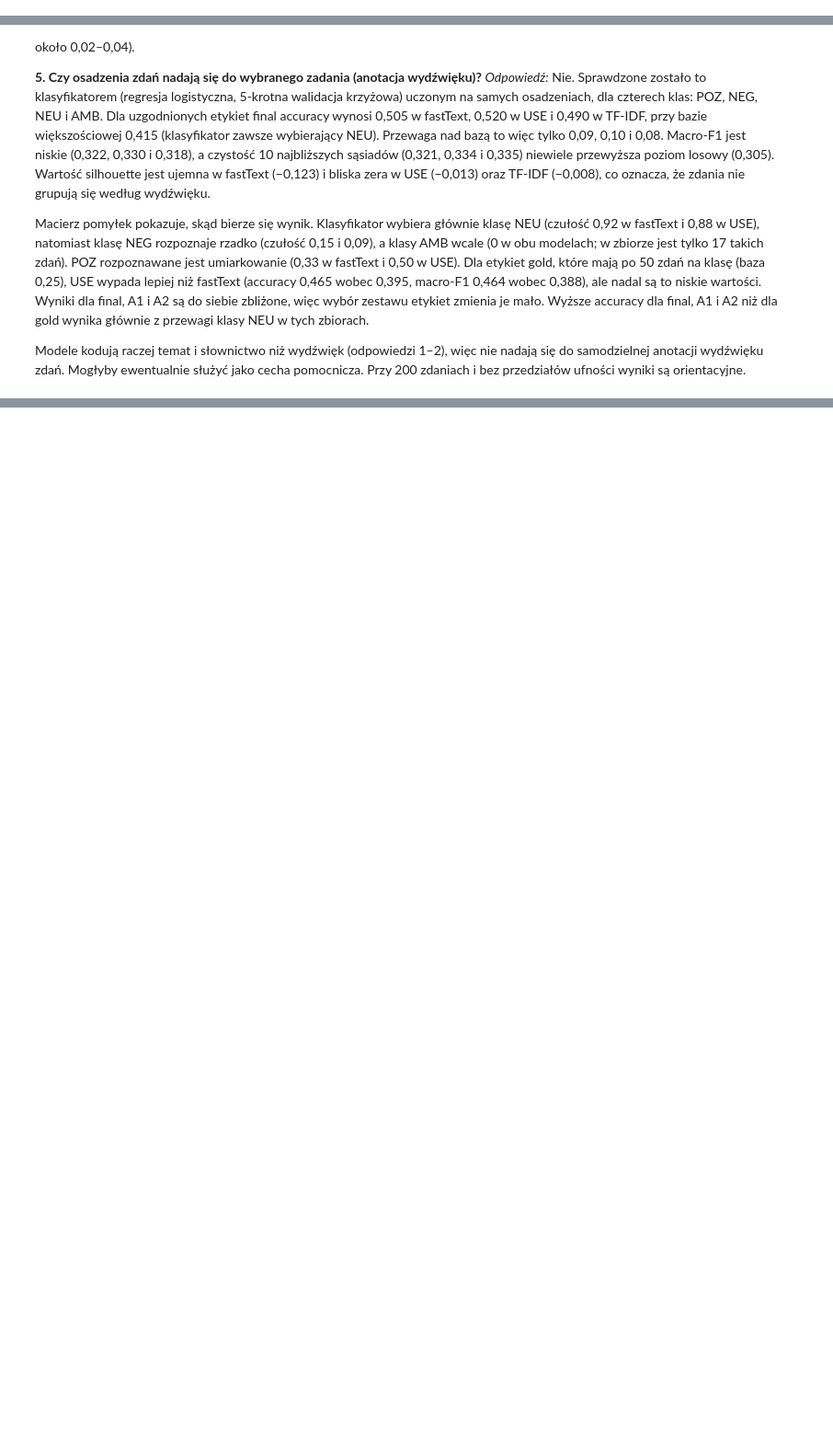
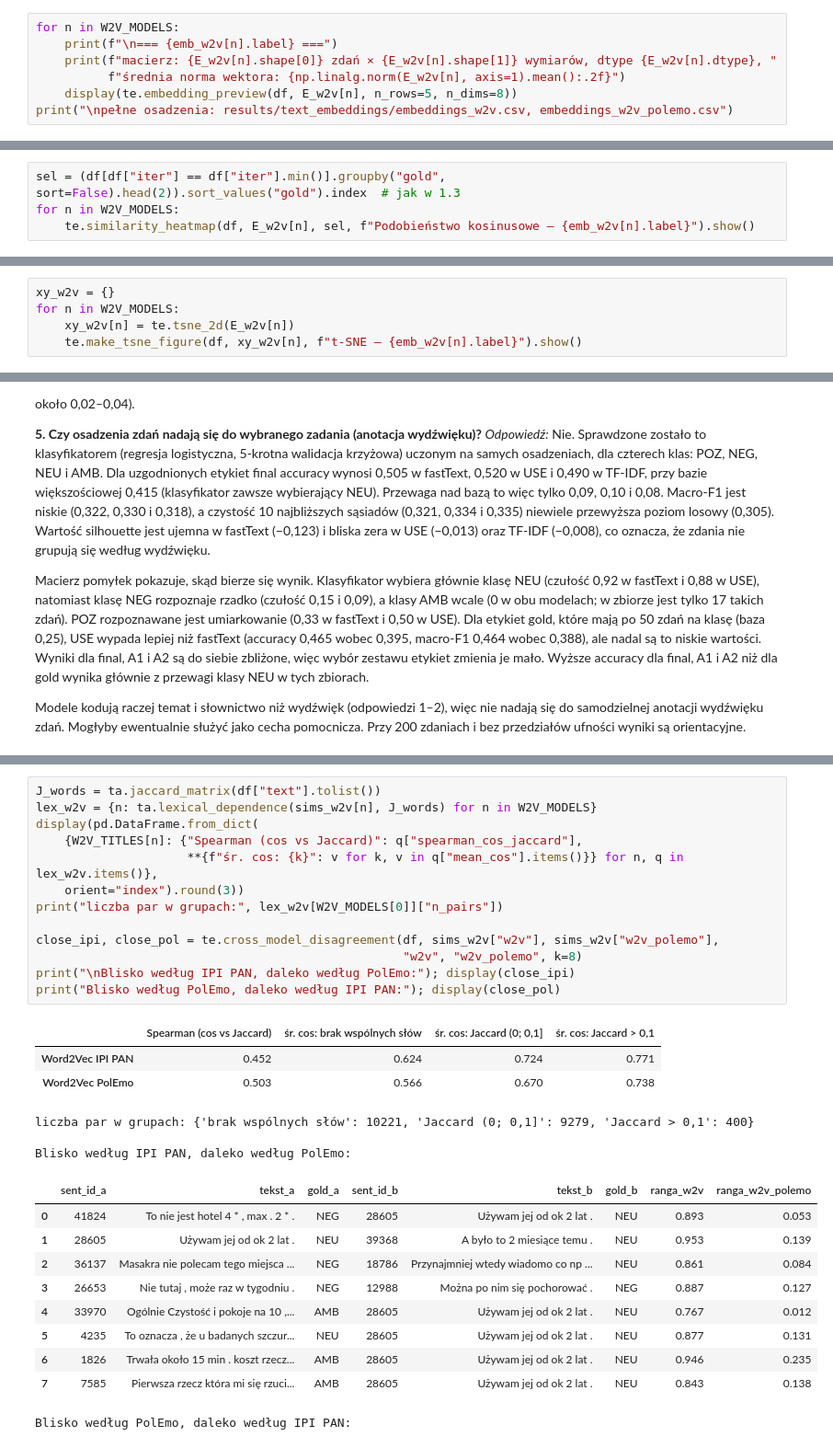
Before and after one commit to JanP2002/NLP_Lab, a Jupyter notebook: notebooks/Text_Embeddings_executed.ipynb, the cells around one changed output, grey strips where cells are left out. Shown at 92% size. Cells and saved outputs as stored; diff of their text form; blank space fills up the shorter version.

```diff
--- a/notebooks/Text_Embeddings_executed.ipynb
+++ b/notebooks/Text_Embeddings_executed.ipynb
@@ -175,0 +217,7 @@ for n in E:
+# %%
+for n in W2V_MODELS:
+    print(f"\n=== {emb_w2v[n].label} ===")
+    print(f"macierz: {E_w2v[n].shape[0]} zdań × {E_w2v[n].shape[1]} wymiarów, dtype {E_w2v[n].dtype}, "
+          f"średnia norma wektora: {np.linalg.norm(E_w2v[n], axis=1).mean():.2f}")
+    display(te.embedding_preview(df, E_w2v[n], n_rows=5, n_dims=8))
+print("\npełne osadzenia: results/text_embeddings/embeddings_w2v.csv, embeddings_w2v_polemo.csv")
@@ -175,0 +246,4 @@ for n in E:
+# %%
+sel = (df[df["iter"] == df["iter"].min()].groupby("gold", sort=False).head(2)).sort_values("gold").index  # jak w 1.3
+for n in W2V_MODELS:
+    te.similarity_heatmap(df, E_w2v[n], sel, f"Podobieństwo kosinusowe – {emb_w2v[n].label}").show()
@@ -198,0 +283,5 @@ szkoła / produkt) lub długości zdania, model koduje głównie temat.
+# %%
+xy_w2v = {}
+for n in W2V_MODELS:
+    xy_w2v[n] = te.tsne_2d(E_w2v[n])
+    te.make_tsne_figure(df, xy_w2v[n], f"t-SNE – {emb_w2v[n].label}").show()
@@ -491,0 +646,30 @@ Modele kodują raczej temat i słownictwo niż wydźwięk (odpowiedzi 1–2), wi
+# %%
+J_words = ta.jaccard_matrix(df["text"].tolist())
+lex_w2v = {n: ta.lexical_dependence(sims_w2v[n], J_words) for n in W2V_MODELS}
+display(pd.DataFrame.from_dict(
+    {W2V_TITLES[n]: {"Spearman (cos vs Jaccard)": q["spearman_cos_jaccard"],
+                     **{f"śr. cos: {k}": v for k, v in q["mean_cos"].items()}} for n, q in lex_w2v.items()},
+    orient="index").round(3))
+print("liczba par w grupach:", lex_w2v[W2V_MODELS[0]]["n_pairs"])
+
+close_ipi, close_pol = te.cross_model_disagreement(df, sims_w2v["w2v"], sims_w2v["w2v_polemo"],
+                                                   "w2v", "w2v_polemo", k=8)
+print("\nBlisko według IPI PAN, daleko według PolEmo:"); display(close_ipi)
+print("Blisko według PolEmo, daleko według IPI PAN:"); display(close_pol)
+# %% [output]
+|  | Spearman (cos vs Jaccard) | śr. cos: brak wspólnych słów | śr. cos: Jaccard (0; 0,1] | śr. cos: Jaccard > 0,1 |
+| Word2Vec IPI PAN | 0.452 | 0.624 | 0.724 | 0.771 |
+| Word2Vec PolEmo | 0.503 | 0.566 | 0.670 | 0.738 |
+liczba par w grupach: {'brak wspólnych słów': 10221, 'Jaccard (0; 0,1]': 9279, 'Jaccard > 0,1': 400}
+
+Blisko według IPI PAN, daleko według PolEmo:
+|  | sent_id_a | tekst_a | gold_a | sent_id_b | tekst_b | gold_b | ranga_w2v | ranga_w2v_polemo |
+| 0 | 41824 | To nie jest hotel 4 * , max . 2 * . | NEG | 28605 | Używam jej od ok 2 lat . | NEU | 0.893 | 0.053 |
+| 1 | 28605 | Używam jej od ok 2 lat . | NEU | 39368 | A było to 2 miesiące temu . | NEU | 0.953 | 0.139 |
+| 2 | 36137 | Masakra nie polecam tego miejsca ... | NEG | 18786 | Przynajmniej wtedy wiadomo co np ... | NEU | 0.861 | 0.084 |
+| 3 | 26653 | Nie tutaj , może raz w tygodniu . | NEG | 12988 | Można po nim się pochorować . | NEG | 0.887 | 0.127 |
+| 4 | 33970 | Ogólnie Czystość i pokoje na 10 ,... | AMB | 28605 | Używam jej od ok 2 lat . | NEU | 0.767 | 0.012 |
+| 5 | 4235 | To oznacza , że u badanych szczur... | NEU | 28605 | Używam jej od ok 2 lat . | NEU | 0.877 | 0.131 |
+| 6 | 1826 | Trwała około 15 min . koszt rzecz... | AMB | 28605 | Używam jej od ok 2 lat . | NEU | 0.946 | 0.235 |
+| 7 | 7585 | Pierwsza rzecz która mi się rzuci... | AMB | 28605 | Używam jej od ok 2 lat . | NEU | 0.843 | 0.138 |
+Blisko według PolEmo, daleko według IPI PAN:
```
Also changed, not shown: parts of 23 cells of this notebook, 6 other files.
